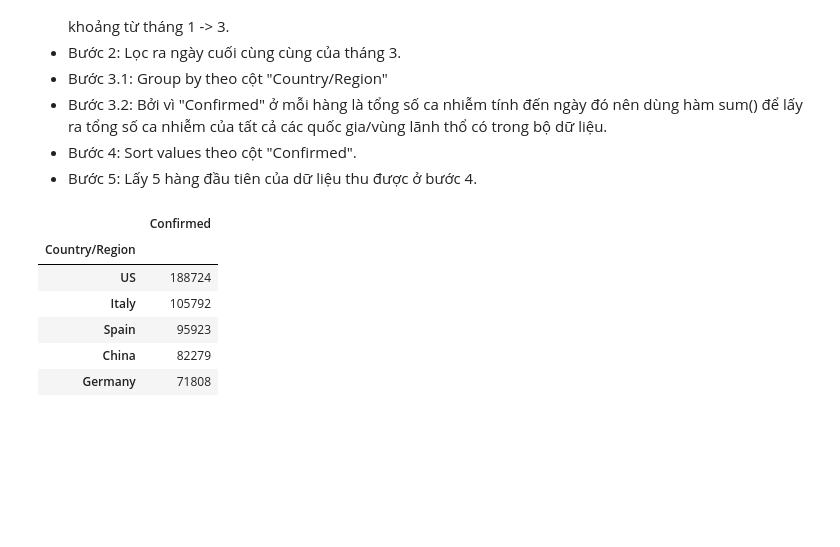
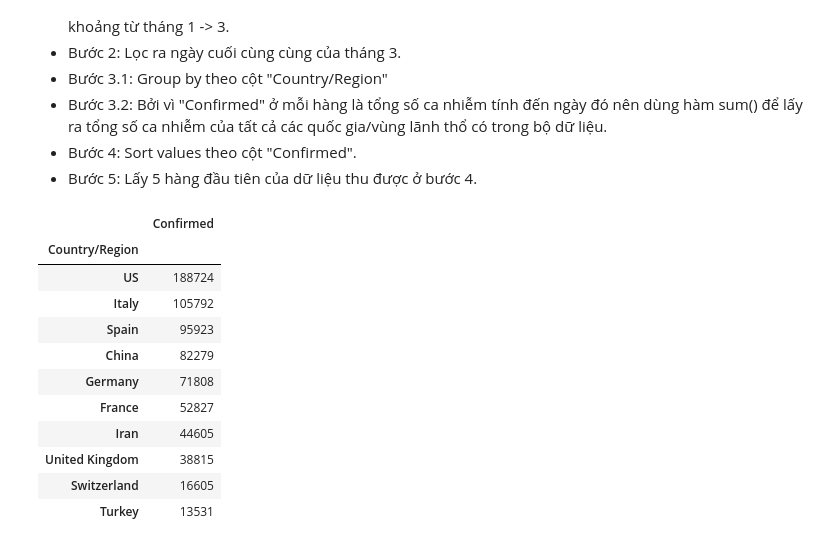
Before and after one commit to anhnamjr/LTKHDL, a Jupyter notebook: 1712604_NguyenAnhNam.ipynb, the cells around one changed output. Drawn from its saved outputs; the diff is of its cells as text; code cells hidden in the pictures; blank space fills up the shorter version.

```diff
--- a/1712604_NguyenAnhNam.ipynb
+++ b/1712604_NguyenAnhNam.ipynb
@@ -194,21 +194,26 @@ col_range_df
 # %%
 # Bước 1
 three_month_df = covid_df[covid_df["Month"] < col_range_df.loc['Min', 'Month'] + 3]
 df = three_month_df[['Date', 'Country/Region', 'Confirmed']]
 # Bước 2
 df = df[df['Date'] == df['Date'].max()]
 # Bước 3
 country_df = df.groupby(['Country/Region']).sum()
 # Bước 4
 country_df.sort_values(by=["Confirmed"], ascending=False, inplace=True)
 # Bước 5
-top_country = country_df.iloc[:5]
-top_country
+top_countries = country_df.iloc[:10]
+top_countries
 # %% [output]
 |  | Confirmed |
 | Country/Region |  |
 | US | 188724 |
 | Italy | 105792 |
 | Spain | 95923 |
 | China | 82279 |
 | Germany | 71808 |
+| France | 52827 |
+| Iran | 44605 |
+| United Kingdom | 38815 |
+| Switzerland | 16605 |
+| Turkey | 13531 |
```
Also changed, not shown: parts of 11 cells of this notebook.
